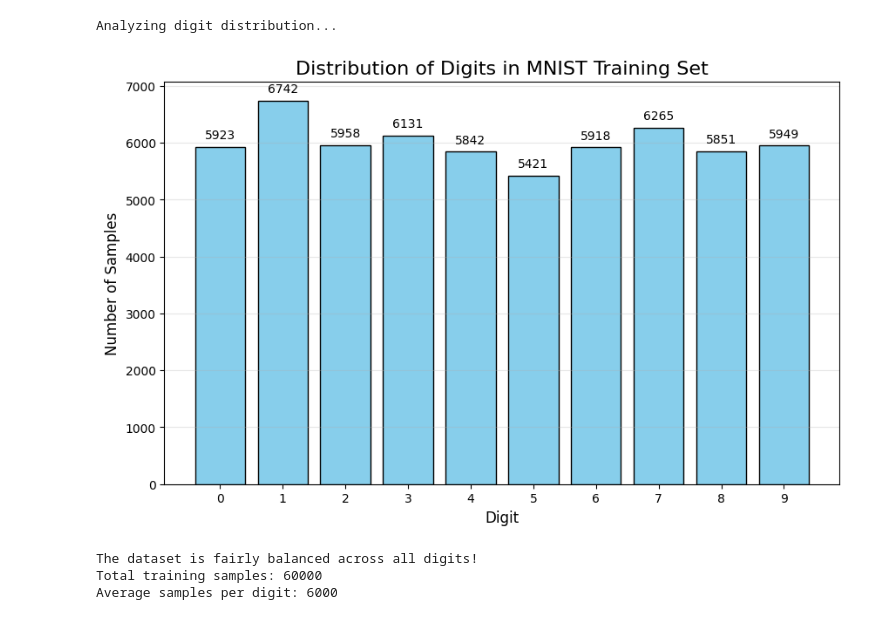
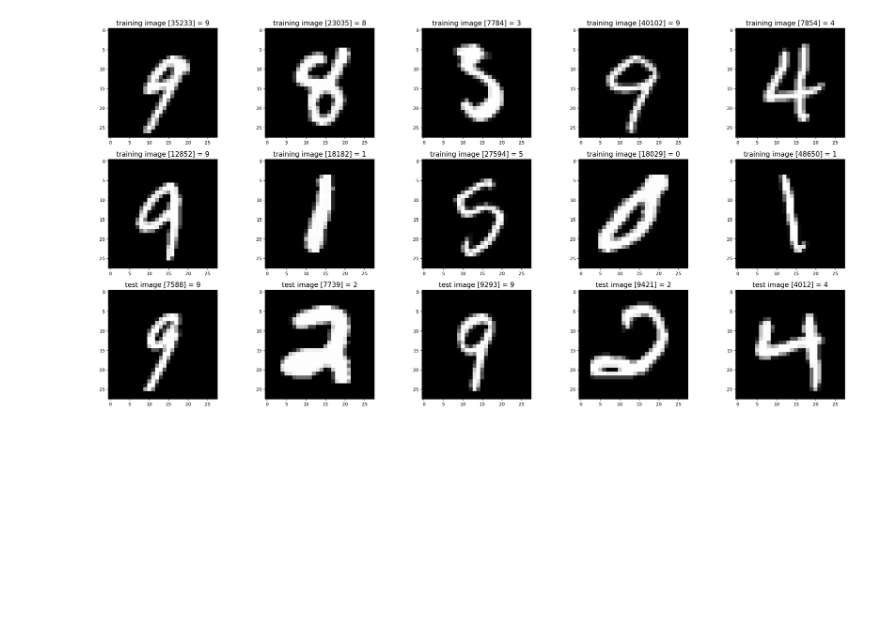
Before and after one commit to holmen1/mnist-from-scratch, a Jupyter notebook: demo.ipynb, the cells around one changed output. Saved outputs shown, nothing was run; the diff lists cells and outputs as text; code cells hidden in the pictures; blank space fills up the shorter version.

```diff
--- a/demo.ipynb
+++ b/demo.ipynb
@@ -91,32 +43,25 @@ Each image is 28x28 pixels, normalized to [0,1]
 # %%
-# Show distribution of digits
-print("Analyzing digit distribution...")
+# Convert to numpy arrays for easier handling
+x_train = np.array(x_train)
+x_test = np.array(x_test)
+y_train = np.array(y_train)
+y_test = np.array(y_test)
 
-# Count samples per digit
-digit_counts = [np.sum(train_labels == i) for i in range(10)]
+#
+# Show some random training and test images
+#
+images_2_show = []
+titles_2_show = []
+for i in range(0, 10):
+    r = random.randint(0, len(x_train)-1)  # Fix range
+    images_2_show.append(x_train[r])
+    titles_2_show.append('training image [' + str(r) + '] = ' + str(y_train[r]))
 
-# Create bar chart
-plt.figure(figsize=(10, 6))
-bars = plt.bar(range(10), digit_counts, color='skyblue', edgecolor='black')
-plt.xlabel('Digit', fontsize=12)
-plt.ylabel('Number of Samples', fontsize=12)
-plt.title('Distribution of Digits in MNIST Training Set', fontsize=16)
-plt.xticks(range(10))
+for i in range(0, 5):
+    r = random.randint(0, len(x_test)-1)  # Fix range
+    images_2_show.append(x_test[r])
+    titles_2_show.append('test image [' + str(r) + '] = ' + str(y_test[r]))
 
-# Add value labels on bars
-for bar, count in zip(bars, digit_counts):
-    plt.text(bar.get_x() + bar.get_width()/2, bar.get_height() + 100,
-             f'{count}', ha='center', va='bottom', fontsize=10)
-
-plt.grid(axis='y', alpha=0.3)
-plt.show()
-
-print("The dataset is fairly balanced across all digits!")
-print(f"Total training samples: {len(train_labels)}")
-print(f"Average samples per digit: {np.mean(digit_counts):.0f}")
+show_images(images_2_show, titles_2_show)
 # %% [output]
-Analyzing digit distribution...
-[figure, old version]
+[figure, new version]
-The dataset is fairly balanced across all digits!
-Total training samples: 60000
-Average samples per digit: 6000
```
Also changed, not shown: parts of 4 cells of this notebook, 1 other file.
